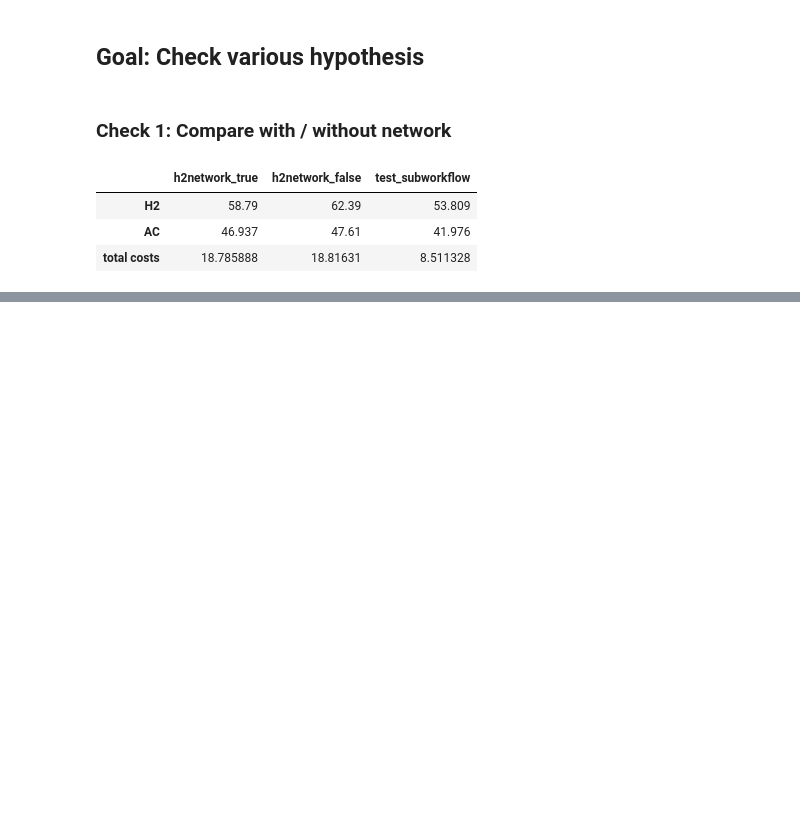
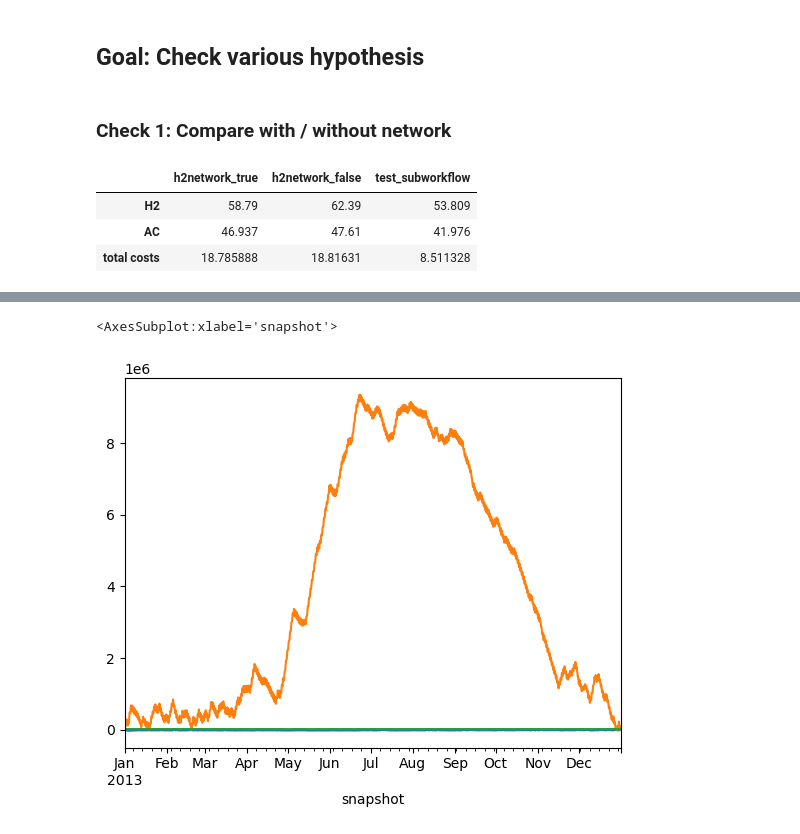
Before and after one commit to energyLS/aldehyde, a Jupyter notebook: workflow/notebooks/check_hypothesis.ipynb, the cells around one changed output, grey strips where cells are left out. Saved outputs shown, nothing was run; the diff lists cells and outputs as text; code cells hidden in the pictures; blank space fills up the shorter version.

```diff
--- a/workflow/notebooks/check_hypothesis.ipynb
+++ b/workflow/notebooks/check_hypothesis.ipynb
@@ -55,0 +146,8 @@ Name: e_nom_opt, dtype: float64
+# %%
+# Show storage levels and charging of 200 time steps
+n.stores_t.p["H2 export store"].plot()
+n.stores_t.e["H2 export store"].plot() #[2000:2200].plot()
+n.loads_t.p["H2 export load"].plot()
+# %% [output]
+<AxesSubplot:xlabel='snapshot'>
+[figure, added]
```
Also changed, not shown: parts of 14 cells of this notebook, 1 other file.
